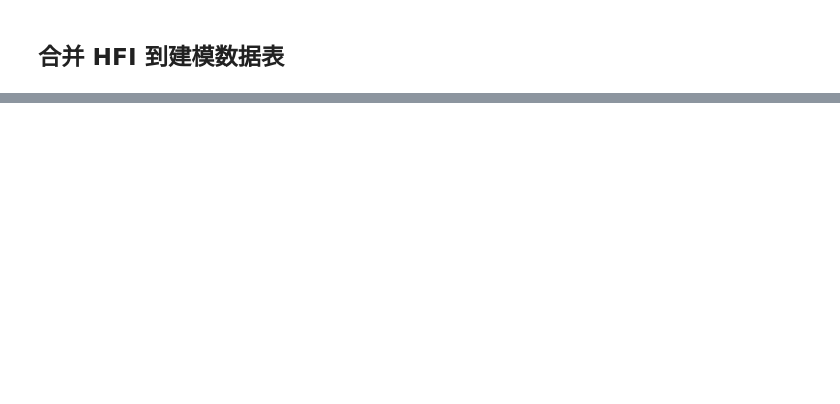
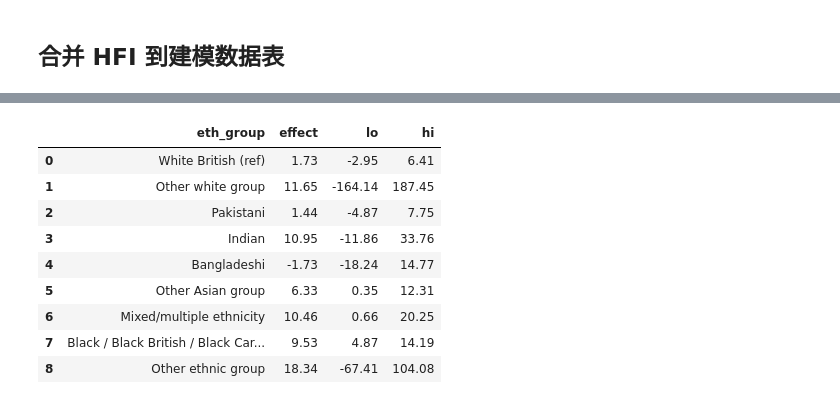
Before and after one commit to NINGTANG1124/UPF-HFI, a Jupyter notebook: notebooks/modeling.ipynb, the cells around one changed output, grey strips where cells are left out. Drawn from its saved outputs; the diff is of its cells as text; code cells hidden in the pictures; blank space fills up the shorter version.

```diff
--- a/notebooks/modeling.ipynb
+++ b/notebooks/modeling.ipynb
@@ -809,0 +326,71 @@ top_table
+# %%
+# ===================== M7：交互（可读标签，便于解释与作图） =====================
+import numpy as np
+import pandas as pd
+import statsmodels.formula.api as smf
+import matplotlib.pyplot as plt
+
+# 1) 拟合含交互的最终模型（直接用你前面已做好的 complete-case：df_all）
+m7 = smf.ols(
+    "weighted_upf_percent ~ HFI_binary"
+    " + income"
+    " + C(gender_participant)"
+    " + C(ethn_participant, Treatment(reference=1))"
+    " + age_participant"
+    " + child_numbers"
+    " + C(employ)"
+    " + HFI_binary:C(ethn_participant, Treatment(reference=1))",
+    data=df_all
+).fit(cov_type="HC3")
+
+print(f"M7 done. N={int(m7.nobs)}, R2={m7.rsquared:.3f}")
+
+# 2) 各族群的 HFI 总效应（主效应 + 交互项），转成可读标签
+#    参考组默认 ethn_participant=1
+ethn_map = {
+    1:"White British",
+    2:"Other white group",
+    3:"Pakistani",
+    4:"Indian",
+    5:"Bangladeshi",
+    6:"Other Asian group",
+    7:"Mixed/multiple ethnicity",
+    8:"Black / Black British / Black Caribbean / Black African",
+    9:"Other ethnic group"
+}
+
+base = "HFI_binary"
+if base not in m7.params.index:
+    raise RuntimeError("m7 中没有 HFI_binary 主效应，请检查公式或数据。")
+
+cov = m7.cov_params()
+b0  = float(m7.params[base])                   # 基准族群(=1)的 HFI 效应
+v00 = float(cov.loc[base, base])
+se0 = float(np.sqrt(v00))
+
+rows = [{
+    "eth_group": f"{ethn_map.get(1, 'Reference')} (ref)",
+    "effect": b0,
+    "lo": b0 - 1.96*se0,
+    "hi": b0 + 1.96*se0
+}]
+
+# 交互项名称：HFI_binary:C(ethn_participant, Treatment(reference=1))[T.<lvl>]
+for term in m7.params.index:
+    if term.startswith("HFI_binary:C(ethn_participant"):
+        lvl_str = term.split("[T.")[1].split("]")[0]
+        try:
+            lvl = int(lvl_str); label = ethn_map.get(lvl, lvl_str)
+        except ValueError:
+            label = lvl_str
+
+        b_int = float(m7.params[term])
+        v_int = float(v00 + cov.loc[term, term] + 2*cov.loc[base, term])  # Var(b0+b_int)
+        se    = float(np.sqrt(v_int))
+        eff   = b0 + b_int
+
+        rows.append({"eth_group": label, "effect": eff, "lo": eff-1.96*se, "hi": eff+1.96*se})
+
+effects_df = pd.DataFrame(rows).round(2)
+display(effects_df)  # 这张表就能直接放到结果里
+# %% [output]
@@ -809,0 +398,10 @@ top_table
+|  | eth_group | effect | lo | hi |
+| 0 | White British (ref) | 1.73 | -2.95 | 6.41 |
+| 1 | Other white group | 11.65 | -164.14 | 187.45 |
+| 2 | Pakistani | 1.44 | -4.87 | 7.75 |
+| 3 | Indian | 10.95 | -11.86 | 33.76 |
+| 4 | Bangladeshi | -1.73 | -18.24 | 14.77 |
+| 5 | Other Asian group | 6.33 | 0.35 | 12.31 |
+| 6 | Mixed/multiple ethnicity | 10.46 | 0.66 | 20.25 |
+| 7 | Black / Black British / Black Car... | 9.53 | 4.87 | 14.19 |
+| 8 | Other ethnic group | 18.34 | -67.41 | 104.08 |
```
Also changed, not shown: parts of 67 cells of this notebook.
